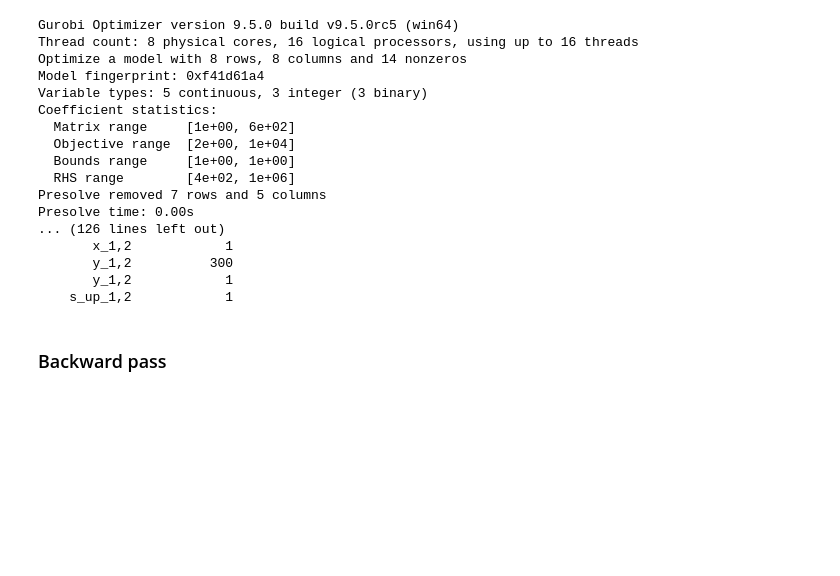
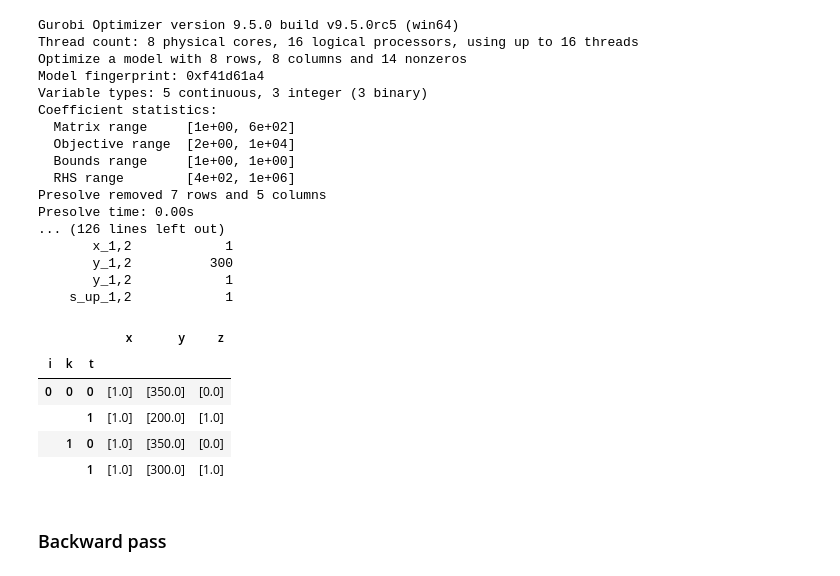
Before and after one commit to leoschleier/sddip, a Jupyter notebook: notebooks/sandbox.ipynb, the cells around one changed output. Drawn from its saved outputs; the diff is of its cells as text; code cells hidden in the pictures; blank space fills up the shorter version.

Commit message:
Solution storage

```diff
--- a/notebooks/sandbox.ipynb
+++ b/notebooks/sandbox.ipynb
@@ -240,8 +241,10 @@ for g in range(n_gens):
 
 # Power flow constraints
 for l in range(n_lines):
-    det_model.addConstrs((quicksum(ptdf[l,b] * quicksum(y[g,t] for g in gens_at_bus[b]) for b in range(n_buses)) <= pl_max for t in range(n_stages)), "flow(1)")
-    det_model.addConstrs((-quicksum(ptdf[l,b] * quicksum(y[g,t] for g in gens_at_bus[b]) for b in range(n_buses)) <= pl_max for t in range(n_stages)), "flow(2)")
+    det_model.addConstrs((quicksum(ptdf[l,b] * quicksum(y[g,t] for g in gens_at_bus[b]) for b in range(n_buses))
+        <= pl_max for t in range(n_stages)), "flow(1)")
+    det_model.addConstrs((-quicksum(ptdf[l,b] * quicksum(y[g,t] for g in gens_at_bus[b]) for b in range(n_buses))
+        <= pl_max for t in range(n_stages)), "flow(2)")
 
 # Startup and shutdown constraints
 for g in range(n_gens):
@@ -307,6 +310,9 @@ samples = [[0,1], [0,0]]
 n_samples = len(samples)
 v_opt_k =[]
 
+# Solution storage
+solution_storage = storage.SolutionStorage()
+i = 0
 for k in range(n_samples):
     x_trial = np.zeros(n_gens)
     v_opt_k.append(0)
@@ -351,9 +357,10 @@ for k in range(n_samples):
         fw_model.addConstrs((x[g,t] - z[g,t] <= s_up[g,t]  for g in range(n_gens)), "up-down(1)")
         fw_model.addConstrs((x[g,t] - z[g,t] <= s_up[g,t] - s_down[g,t]  for g in range(n_gens)), "up-down(2)")
 
+        # TODO Ramp rate constraints
+
         # Copy constraints
         fw_model.addConstrs((z[g,t] == x_trial[g] for g in range(n_gens)), "copy")
-
 
         # Cut constraints
         # TODO Calculate cut gradient and intercept
@@ -365,17 +372,26 @@ for k in range(n_samples):
         fw_model.optimize()
 
         # Store xtik, ytik, ztik, vtik
-        y_tk = [y[g,t].x for g in range(n_gens)]
-        s_up_tk = [s_up[g,t].x for g in range(n_gens)]
-        s_down_tk = [s_down[g,t].x for g in range(n_gens)]
+        y_kt = [y[g,t].x for g in range(n_gens)]
+        s_up_kt = [s_up[g,t].x for g in range(n_gens)]
+        s_down_kt = [s_down[g,t].x for g in range(n_gens)]
+        z_kt = [z[g,t].x for g in range(n_gens)]
 
-        p_opt_tk = np.array(y_tk + s_up_tk + s_down_tk)
-        c_obj_tk = np.array(cost_coeffs)
-        v_opt_tk = c_obj_tk.dot(p_opt_tk)
+        p_opt_kt = np.array(y_kt + s_up_kt + s_down_kt)
+        c_obj_kt = np.array(cost_coeffs)
+        v_opt_kt = c_obj_kt.dot(p_opt_kt)
 
-        v_opt_k[-1] += v_opt_tk
+        v_opt_k[-1] += v_opt_kt
 
         x_trial = np.array([x[g,t].x for g in range(n_gens)])
+
+        solution = {
+            "x": x_trial,
+            "y": y_kt,
+            "z": z_kt
+        }
+
+        solution_storage.add_solution(i, k, t, solution)
 
         fw_model.printAttr("X")
 
@@ -408,6 +424,16 @@ Presolve time: 0.00s
        y_1,2          300
        y_1,2            1
     s_up_1,2            1
+# %%
+solutions_df = solution_storage.to_dataframe()
+solutions_df
+# %% [output]
+|  |  |  | x | y | z |
+| i | k | t |  |  |  |
+| 0 | 0 | 0 | [1.0] | [350.0] | [0.0] |
+|  |  | 1 | [1.0] | [200.0] | [1.0] |
+|  | 1 | 0 | [1.0] | [350.0] | [0.0] |
+|  |  | 1 | [1.0] | [300.0] | [1.0] |
 # %% [markdown]
 ### Backward pass
 # %%
```
Also changed, not shown: parts of 2 cells of this notebook, 1 other file.
